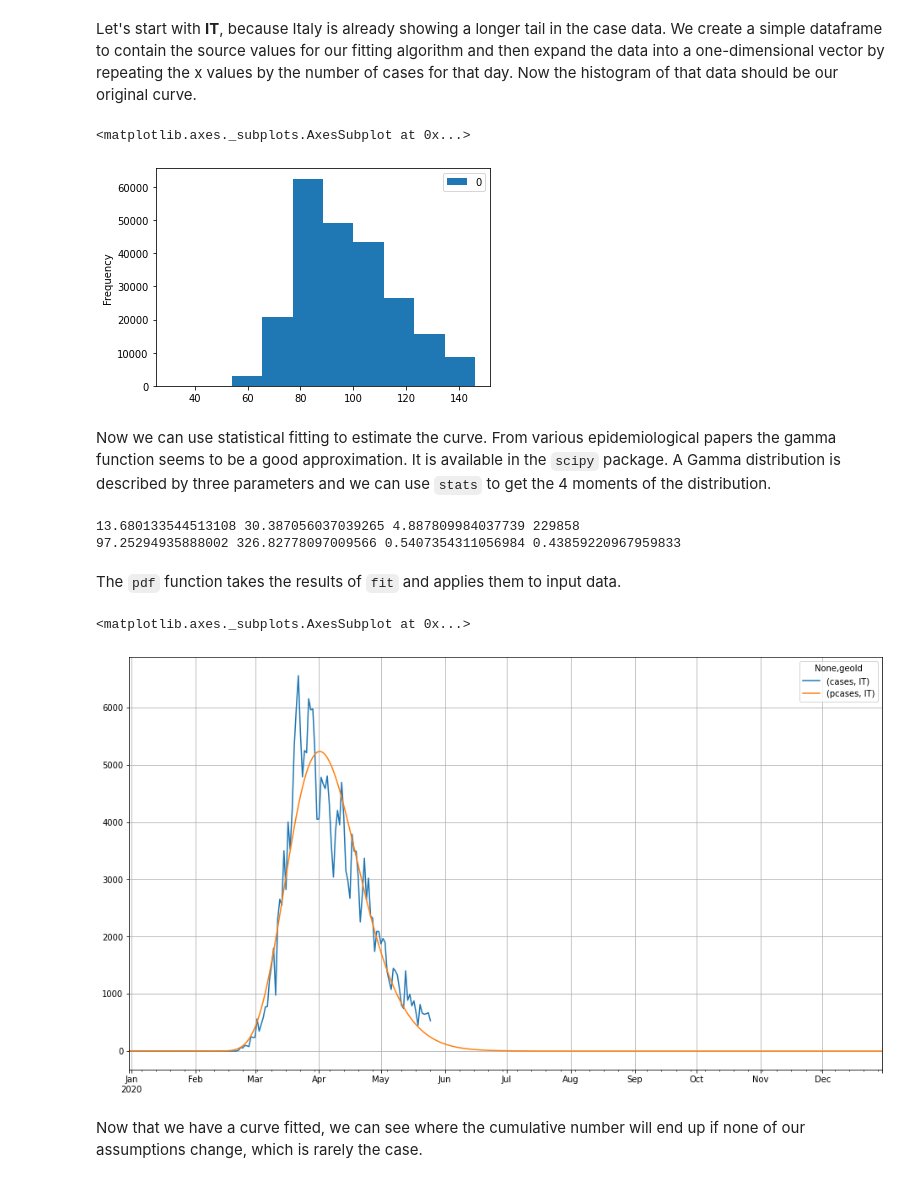
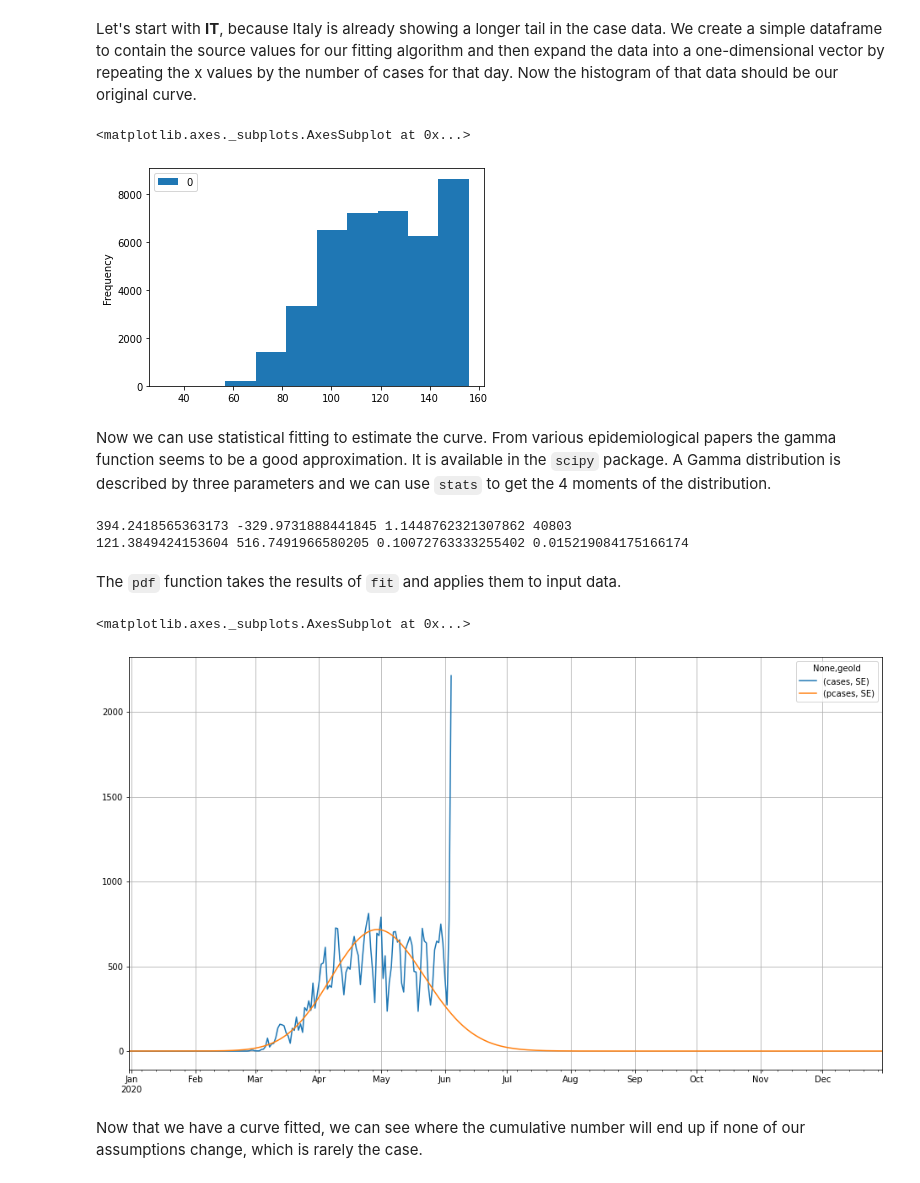
Before and after one commit to R3dje/COVID19, a Jupyter notebook: Gammapivot.ipynb, the cells around one changed output. Cells and saved outputs as stored; diff of their text form; code cells hidden in the pictures.

```diff
--- a/Gammapivot.ipynb
+++ b/Gammapivot.ipynb
@@ -111,18 +109,18 @@ Name: daynum, dtype: float64
 # %% [markdown]
 Let's start with __IT__, because Italy is already showing a longer tail in the case data. We create a simple dataframe to contain the source values for our fitting algorithm and then expand the data into a one-dimensional vector by repeating the x values by the number of cases for that day. Now the histogram of that data should be our original curve.
 # %%
-country = 'IT'
+country = 'SE'
 measure = 'cases'
 pmeasure = 'pcases'
 
 df_pred = pd.DataFrame({'x':df_geo['daynum'], 'y':df_geo[measure][country]})
 df_pred = df_pred[df_pred['y'] > 0]
 ft_data = np.array(df_pred.astype(int))
 xp_data = np.repeat(ft_data[:, 0], ft_data[:, 1])
 pd.DataFrame(xp_data).plot(kind='hist')
 # %% [output]
 <matplotlib.axes._subplots.AxesSubplot at 0x...>
-[figure, old version]
+[figure, new version]
 # %% [markdown]
 Now we can use statistical fitting to estimate the curve. From various epidemiological papers the gamma function seems to be a good approximation. It is available in the `scipy` package. A Gamma distribution is described by three parameters and we can use `stats` to get the 4 moments of the distribution.
 # %%
@@ -134,8 +132,8 @@ print(alpha, loc, scale, len(xp_data))
 mean, var, skew, kurt = stats.gamma.stats(alpha, loc, scale, 'mvsk')
 print(mean, var, skew, kurt)
 # %% [output]
-13.680133544513108 30.387056037039265 4.887809984037739 229858
-97.25294935888002 326.82778097009566 0.5407354311056984 0.43859220967959833
+394.2418565363173 -329.9731888441845 1.1448762321307862 40803
+121.3849424153604 516.7491966580205 0.10072763333255402 0.015219084175166174
 # %% [markdown]
 The `pdf` function takes the results of `fit` and applies them to input data.
 # %%
@@ -143,7 +141,7 @@ df_geo[(pmeasure, country)] = stats.gamma.pdf(df_geo['daynum'], alpha, loc, scal
 df_geo[[(measure, country), (pmeasure, country)]].plot(figsize=(16, 9), grid=True)
 # %% [output]
 <matplotlib.axes._subplots.AxesSubplot at 0x...>
-[figure, old version]
+[figure, new version]
 # %% [markdown]
 Now that we have a curve fitted, we can see where the cumulative number will end up if none of our assumptions change, which is rarely the case.
 # %%
```
Also changed, not shown: parts of 5 cells of this notebook, 6 other files.
